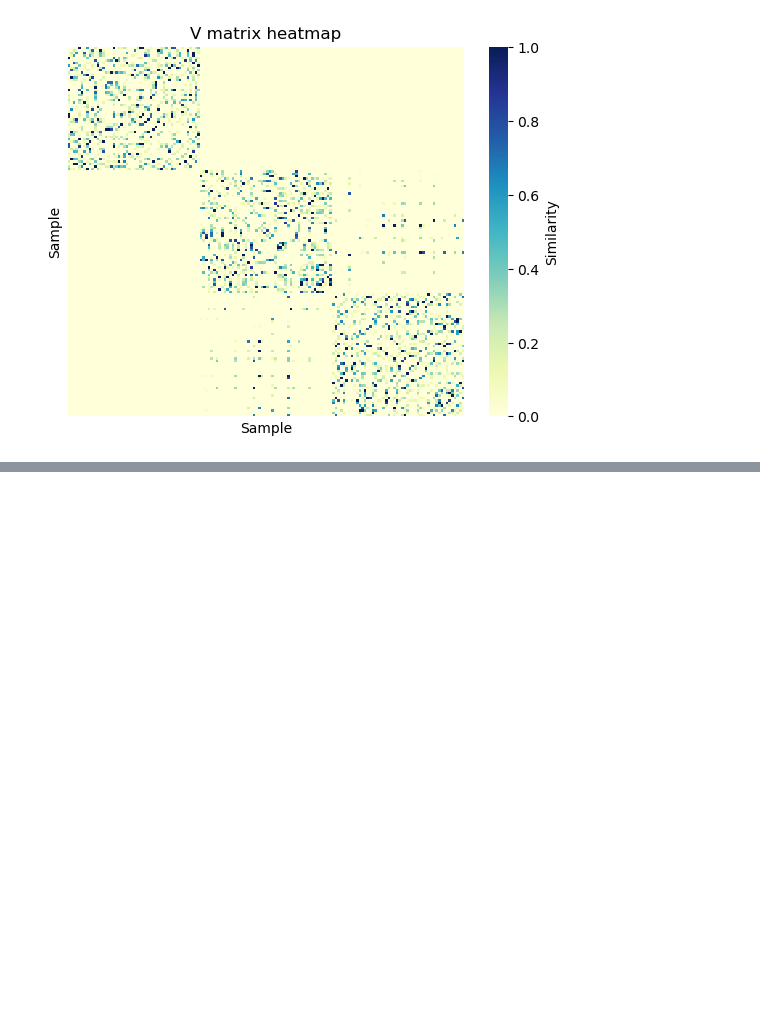
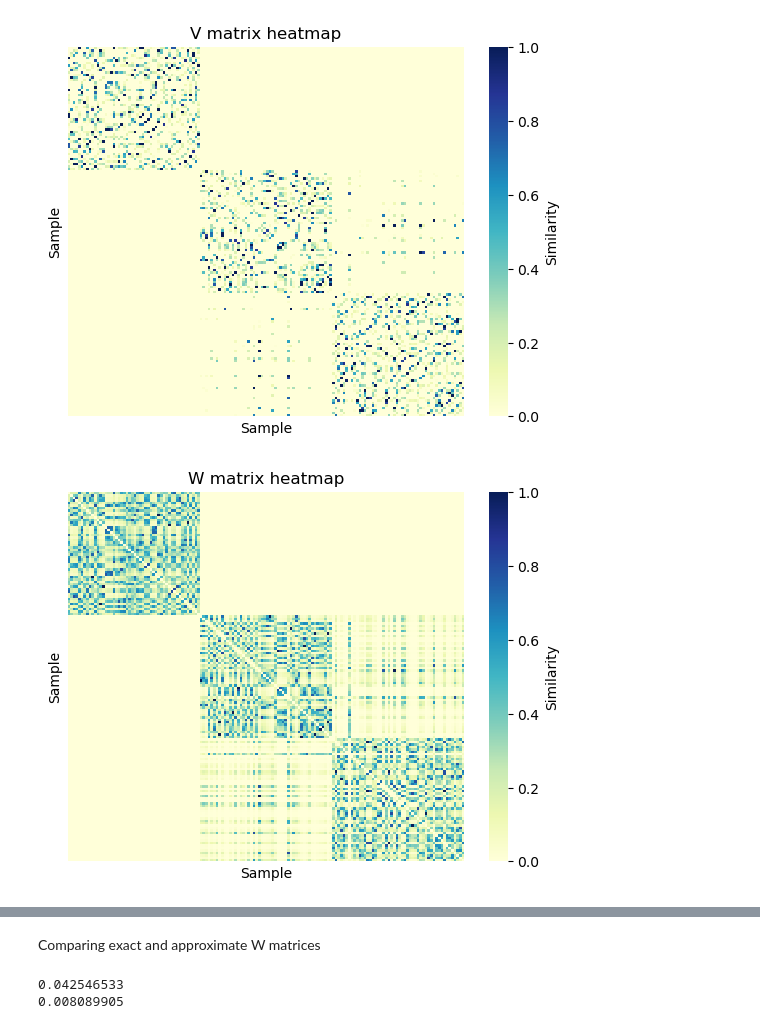
Before and after one commit to dominika-haik/umap_tsne_diagnostics, a Jupyter notebook: dev_test.ipynb, the cells around one changed output, grey strips where cells are left out. Cells and saved outputs as stored; diff of their text form; code cells hidden in the pictures; blank space fills up the shorter version.

```diff
--- a/dev_test.ipynb
+++ b/dev_test.ipynb
@@ -37,5 +44,15 @@ print(P.sum())
 # %%
 fig = show_V_heatmap(X_original=iris.data)
 plt.show()
+
+model = umap.UMAP(n_neighbors=30, min_dist=0.2)
+umap_reduced = model.fit_transform(iris.data)
+
+fig = show_W_heatmap(X_embedded=umap_reduced)
+plt.show()
+
+fig = show_W_heatmap(X_embedded=umap_reduced, use_approximation=True, title='W approximated')
+plt.show()
 # %% [output]
 [figure]
+[figure, added]
@@ -41,0 +60,15 @@ plt.show()
+# %% [markdown]
+Comparing exact and approximate W matrices
+# %%
+Wexact = calculate_W_matrix(X_embedded=umap_reduced)
+Wapprox = calculate_W_matrix(X_embedded=umap_reduced, use_approximation=True)
+
+# Mean Absolute Error
+mae = np.mean(np.abs(Wapprox - Wexact))
+print(mae)
+# Variance of difference
+var = np.var(Wapprox - Wexact)
+print(var)
+# %% [output]
+0.042546533
+0.008089905
```
Also changed, not shown: parts of 5 cells of this notebook, 2 other files.
